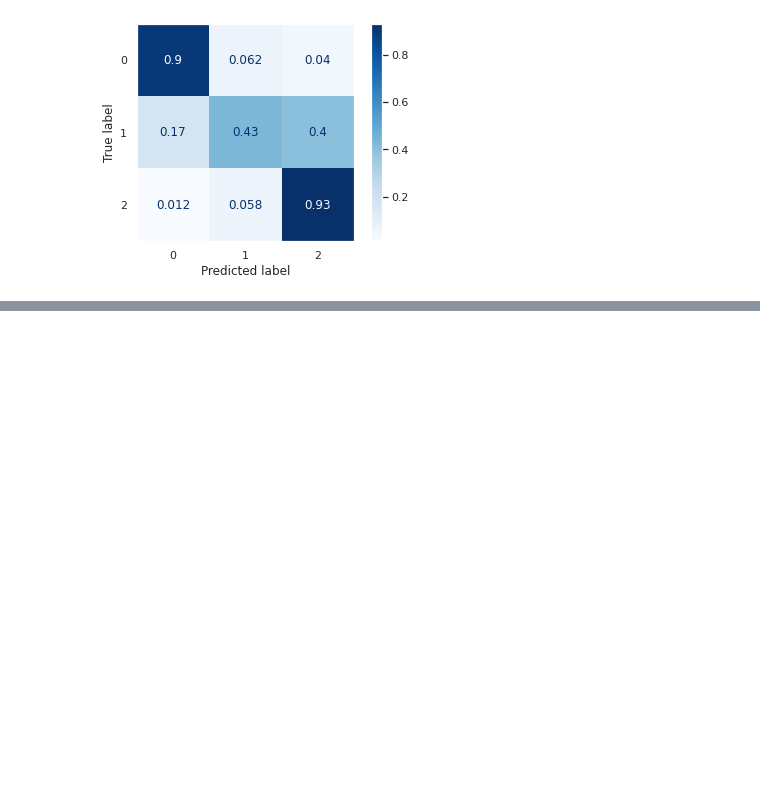
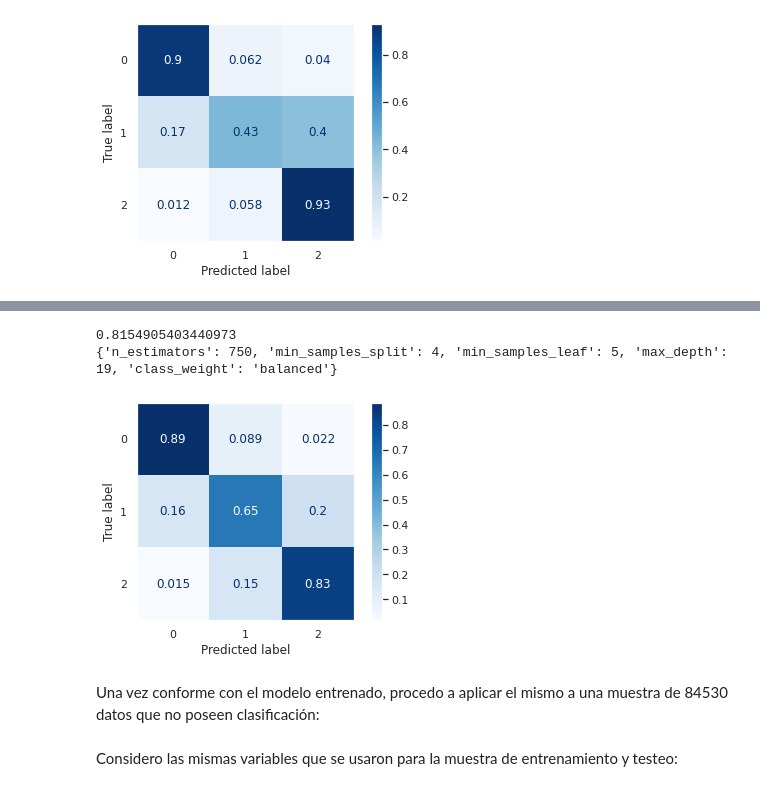
Before and after one commit to paulamique/Practica-Astroestadistica, a Jupyter notebook: Trabajo_Final_Miquelarena.ipynb, the cells around one changed output, grey strips where cells are left out. Drawn from its saved outputs; the diff is of its cells as text; code cells hidden in the pictures; blank space fills up the shorter version.

```diff
--- a/Trabajo_Final_Miquelarena.ipynb
+++ b/Trabajo_Final_Miquelarena.ipynb
@@ -402,0 +364,16 @@ RF_pred = RF_fit.predict(muestra)
+# %%
+print(rand.best_score_)
+print(rand.best_params_)
+# %% [output]
+0.8154905403440973
+{'n_estimators': 750, 'min_samples_split': 4, 'min_samples_leaf': 5, 'max_depth': 19, 'class_weight': 'balanced'}
+# %%
+RF = RandomForestClassifier(n_estimators=750, max_depth=19, min_samples_split=4, min_samples_leaf=5, class_weight='balanced')
+RF_fit = RF.fit(train_1, train_2.values.ravel())
+
+disp = ConfusionMatrixDisplay.from_estimator(RF_fit, test_1, test_2, cmap=plt.cm.Blues, normalize='true')
+plt.grid(False)
+# %% [output]
+[figure, added]
+# %% [markdown]
+Una vez conforme con el modelo entrenado, procedo a aplicar el mismo a una muestra de 84530 datos que no poseen clasificación:
@@ -402,0 +383,2 @@ RF_pred = RF_fit.predict(muestra)
+# %% [markdown]
+Considero las mismas variables que se usaron para la muestra de entrenamiento y testeo:
```
Also changed, not shown: parts of 24 cells of this notebook.
